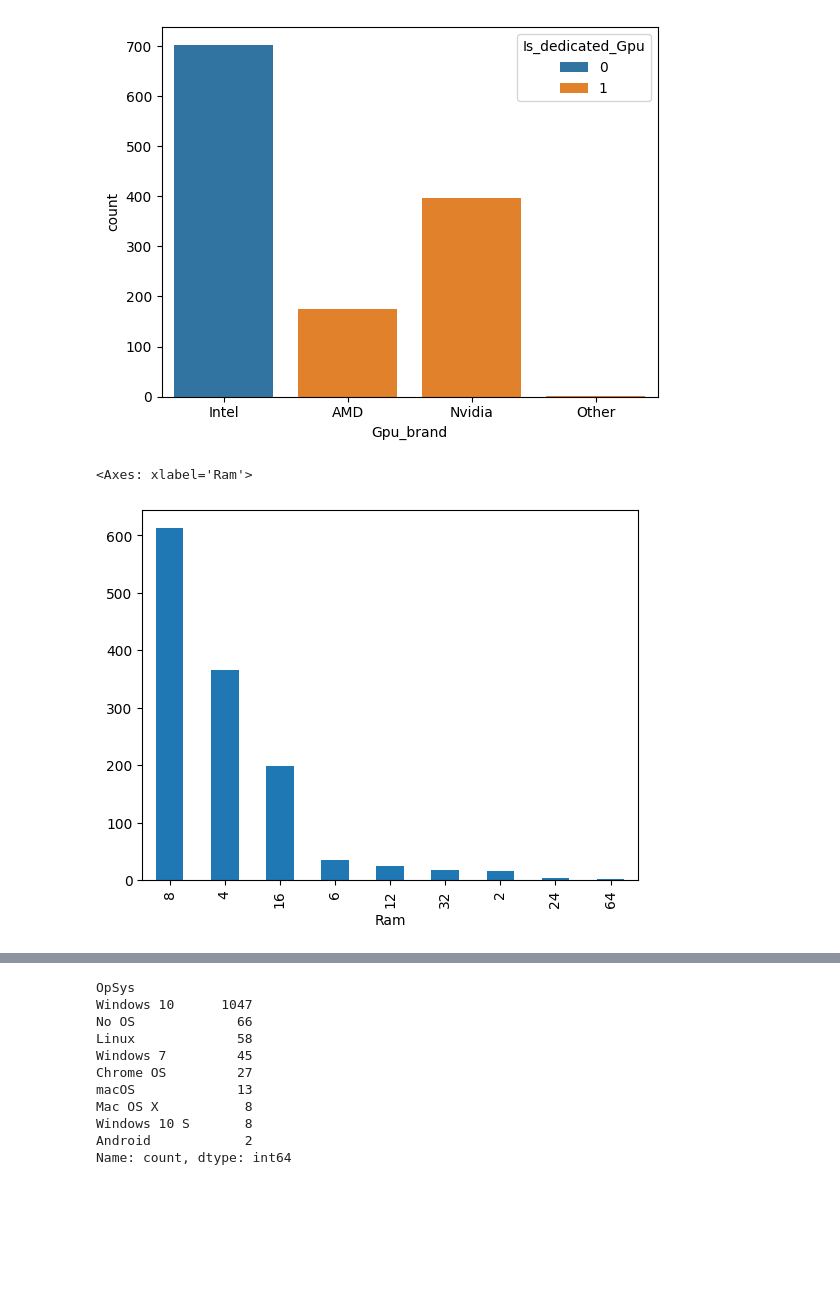
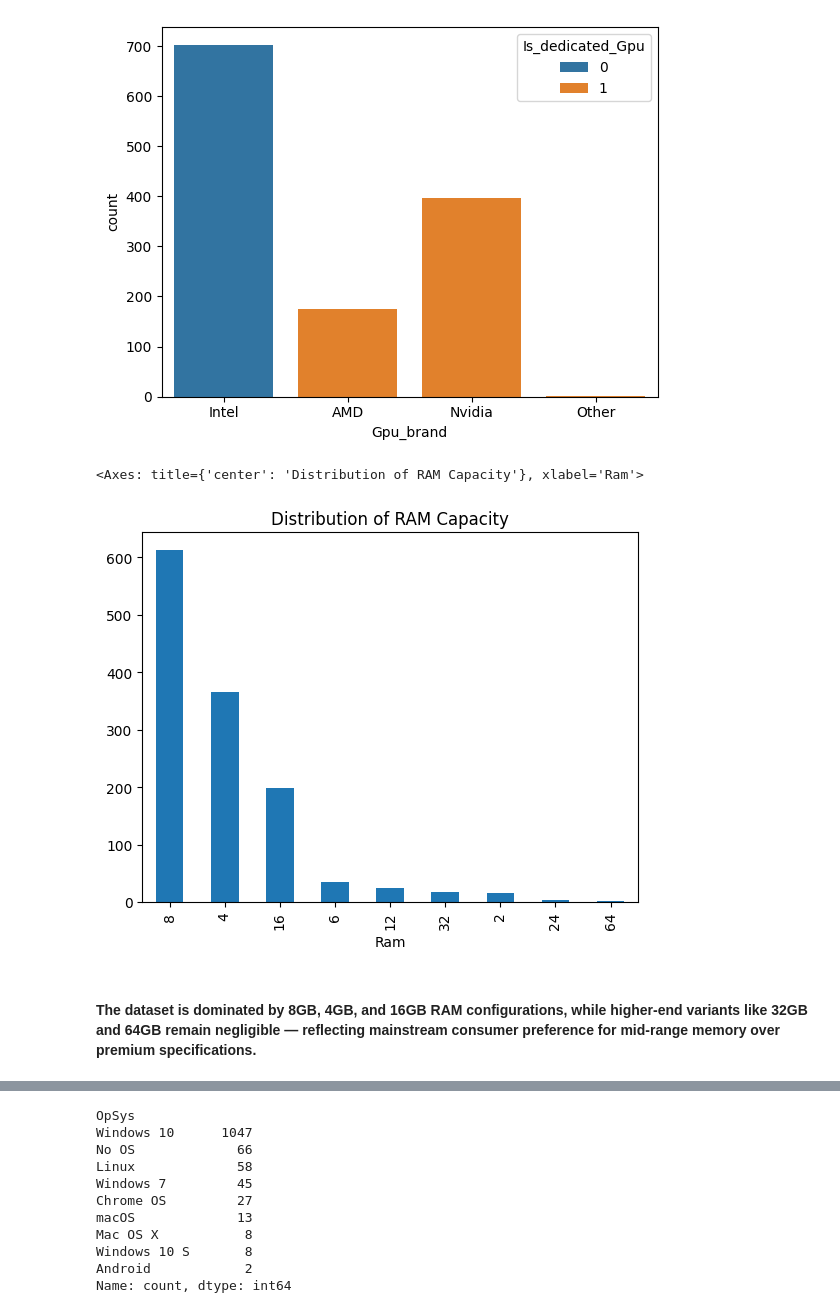
Before and after one commit to RaviNamdeoo/LaptopPricePredictor, a Jupyter notebook: laptop_price_pred.ipynb, the cells around one changed output, grey strips where cells are left out. Saved outputs shown, nothing was run; the diff lists cells and outputs as text; code cells hidden in the pictures; blank space fills up the shorter version.

```diff
--- a/laptop_price_pred.ipynb
+++ b/laptop_price_pred.ipynb
@@ -615,10 +605,13 @@ sns.countplot(x = 'Gpu_brand', hue='Is_dedicated_Gpu', data=df)
 <Axes: xlabel='Gpu_brand', ylabel='count'>
 [figure]
 # %%
+plt.title('Distribution of RAM Capacity')
 df['Ram'].value_counts().plot(kind='bar')
 # %% [output]
-<Axes: xlabel='Ram'>
+<Axes: title={'center': 'Distribution of RAM Capacity'}, xlabel='Ram'>
-[figure, old version]
+[figure, new version]
+# %% [markdown]
+#### The dataset is dominated by 8GB, 4GB, and 16GB RAM configurations, while higher-end variants like 32GB and 64GB remain negligible — reflecting mainstream consumer preference for mid-range memory over premium specifications.
 # %%
 df.drop(columns=['Cpu','Gpu','Cpu_name'], inplace=True)
 # %%
```
Also changed, not shown: parts of 28 cells of this notebook, 1 other file.
